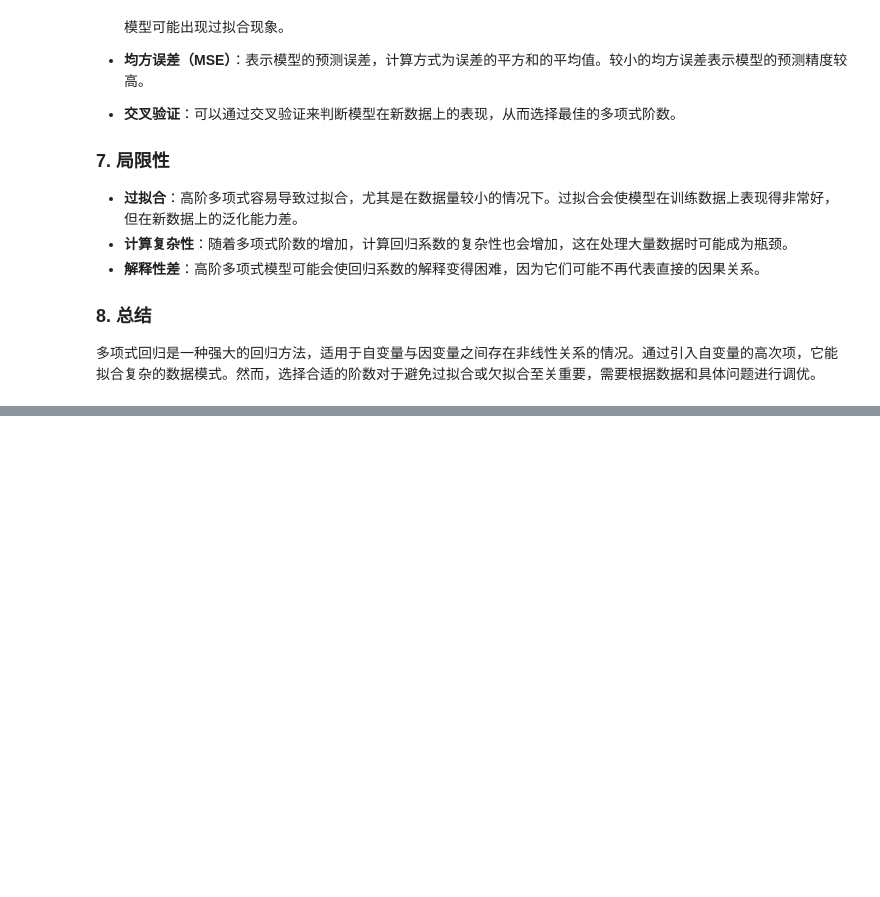
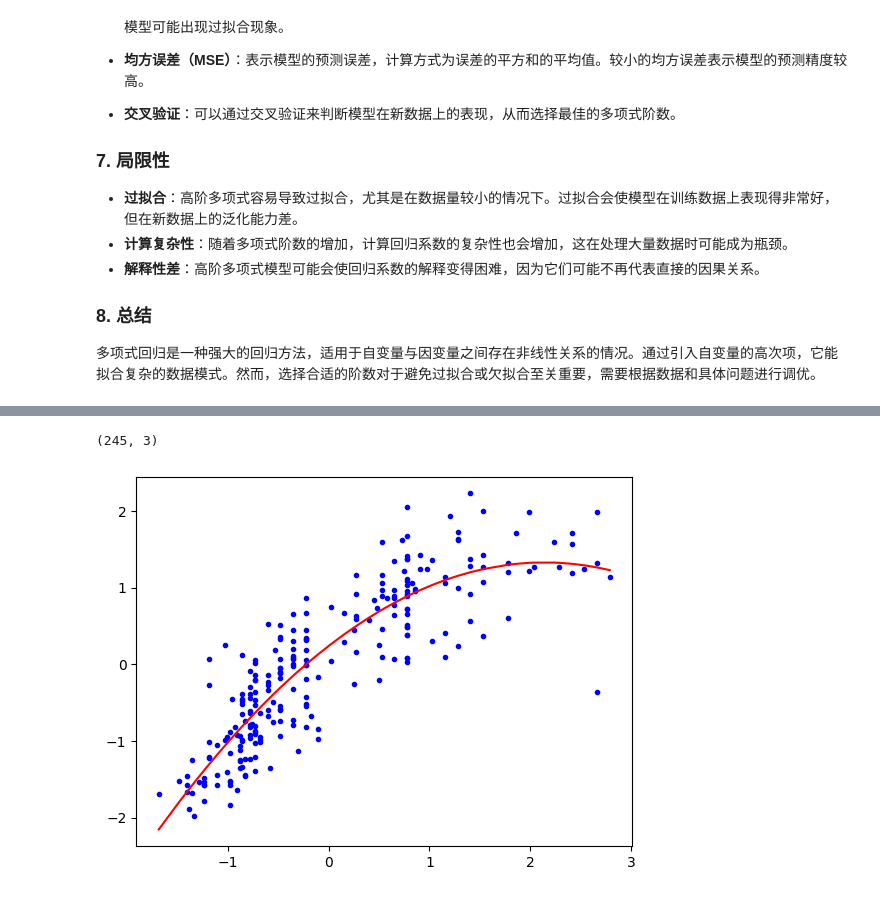
Before and after one commit to caoaolong/llm-teach, a Jupyter notebook: ML/4.多项式回归.ipynb, the cells around one changed output, grey strips where cells are left out. Drawn from its saved outputs; the diff is of its cells as text; code cells hidden in the pictures; blank space fills up the shorter version.

```diff
--- a/ML/4.多项式回归.ipynb
+++ b/ML/4.多项式回归.ipynb
@@ -85,0 +149,20 @@ plt.show()
+# %%
+poly_feature = PolynomialFeatures(degree=2)
+x_data = data[:, 3, np.newaxis]
+y_data = data[:, 4, np.newaxis]
+x_mean, x_std = np.mean(x_data), np.std(x_data)
+y_mean, y_std = np.mean(y_data), np.std(y_data)
+x_norm = (x_data - x_mean) / x_std
+y_norm = (y_data - y_mean) / y_std
+x_poly = poly_feature.fit_transform(x_norm)
+print(x_poly.shape)
+
+linear_reg = LinearRegression()
+linear_reg.fit(x_poly, y_norm)
+
+plt.plot(x_norm, y_norm, 'b.')
+plt.plot(x_norm, linear_reg.predict(poly_feature.fit_transform(x_norm)), c='r')
+plt.show()
+# %% [output]
+(245, 3)
+[figure, added]
```
Also changed, not shown: parts of 5 cells of this notebook, 5 other files.
